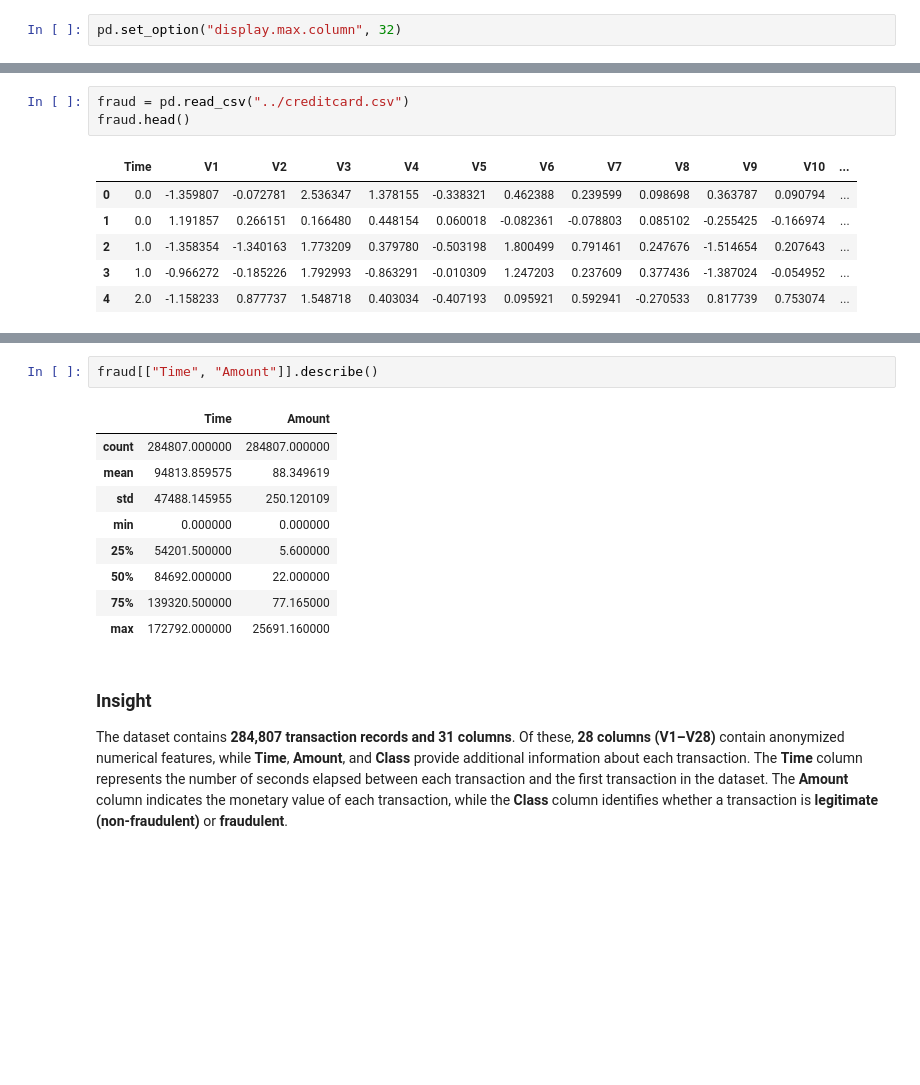
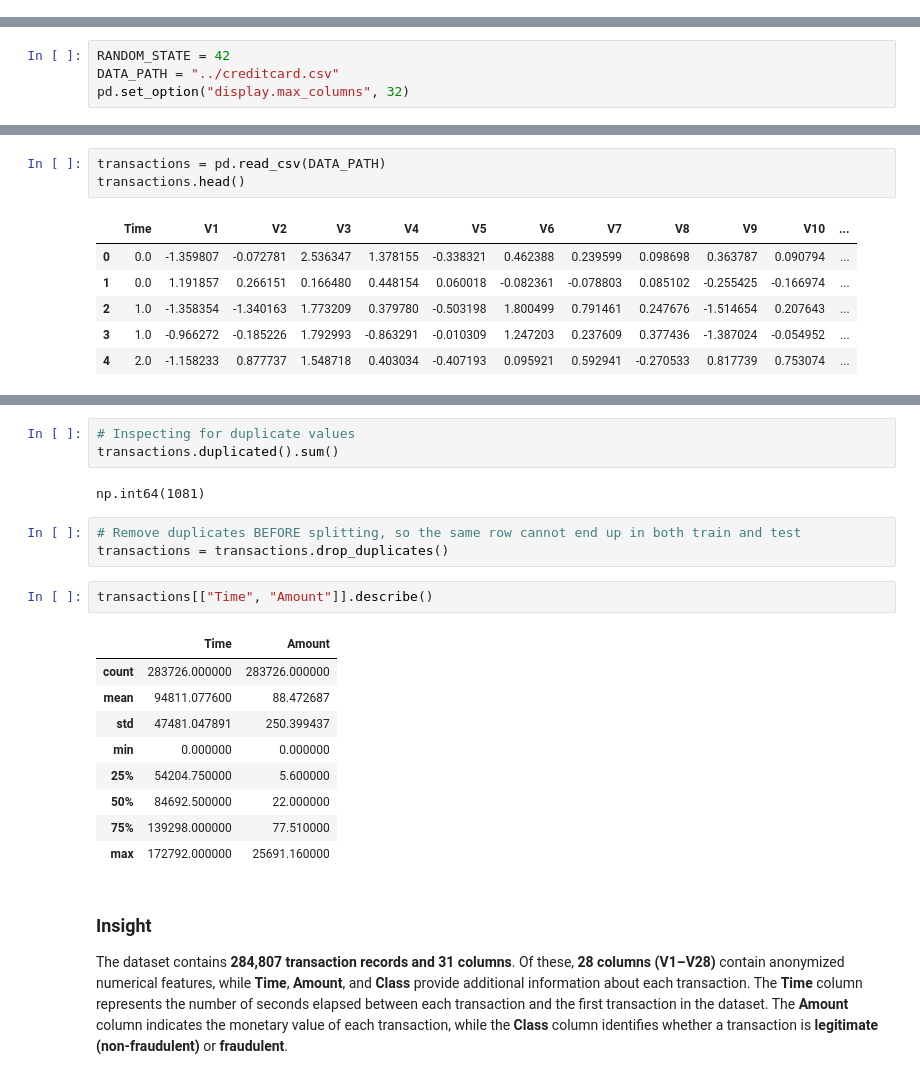
Before and after one commit to CodeWithNafisat/OIBSIP, a Jupyter notebook: DataAnalytics-L2-FraudDetection/FraudDetection.ipynb, the cells around one changed output, grey strips where cells are left out. Drawn from its saved outputs; the diff is of its cells as text; blank space fills up the shorter version.

```diff
--- a/DataAnalytics-L2-FraudDetection/FraudDetection.ipynb
+++ b/DataAnalytics-L2-FraudDetection/FraudDetection.ipynb
@@ -22,5 +24,3 @@ from sklearn.metrics import (accuracy_score, precision_score, recall_score, f1_s
 
 import warnings
 warnings.filterwarnings("ignore")
-# %%
-pd.set_option("display.max.column", 32)
@@ -28,0 +27,4 @@ pd.set_option("display.max.column", 32)
+# %%
+RANDOM_STATE = 42
+DATA_PATH = "../creditcard.csv"
+pd.set_option("display.max_columns", 32)
@@ -29,6 +33,6 @@ pd.set_option("display.max.column", 32)
 # %%
-fraud = pd.read_csv("../creditcard.csv")
-fraud.head()
+transactions = pd.read_csv(DATA_PATH)
+transactions.head()
 # %% [output]
 |  | Time | V1 | V2 | V3 | V4 | V5 | V6 | V7 | V8 | V9 | V10 | ... |
 | 0 | 0.0 | -1.359807 | -0.072781 | 2.536347 | 1.378155 | -0.338321 | 0.462388 | 0.239599 | 0.098698 | 0.363787 | 0.090794 | ... |
@@ -87,14 +88,22 @@ np.int64(1081)
+# %%
+# Inspecting for duplicate values
+transactions.duplicated().sum()
+# %% [output]
+np.int64(1081)
+# %%
+# Remove duplicates BEFORE splitting, so the same row cannot end up in both train and test
+transactions = transactions.drop_duplicates()
 # %%
-fraud[["Time", "Amount"]].describe()
+transactions[["Time", "Amount"]].describe()
 # %% [output]
 |  | Time | Amount |
-| count | 284807.000000 | 284807.000000 |
-| mean | 94813.859575 | 88.349619 |
-| std | 47488.145955 | 250.120109 |
+| count | 283726.000000 | 283726.000000 |
+| mean | 94811.077600 | 88.472687 |
+| std | 47481.047891 | 250.399437 |
 | min | 0.000000 | 0.000000 |
-| 25% | 54201.500000 | 5.600000 |
-| 50% | 84692.000000 | 22.000000 |
-| 75% | 139320.500000 | 77.165000 |
+| 25% | 54204.750000 | 5.600000 |
+| 50% | 84692.500000 | 22.000000 |
+| 75% | 139298.000000 | 77.510000 |
 | max | 172792.000000 | 25691.160000 |
 # %% [markdown]
 ### Insight
```
Also changed, not shown: parts of 91 cells of this notebook, 1 other file.
